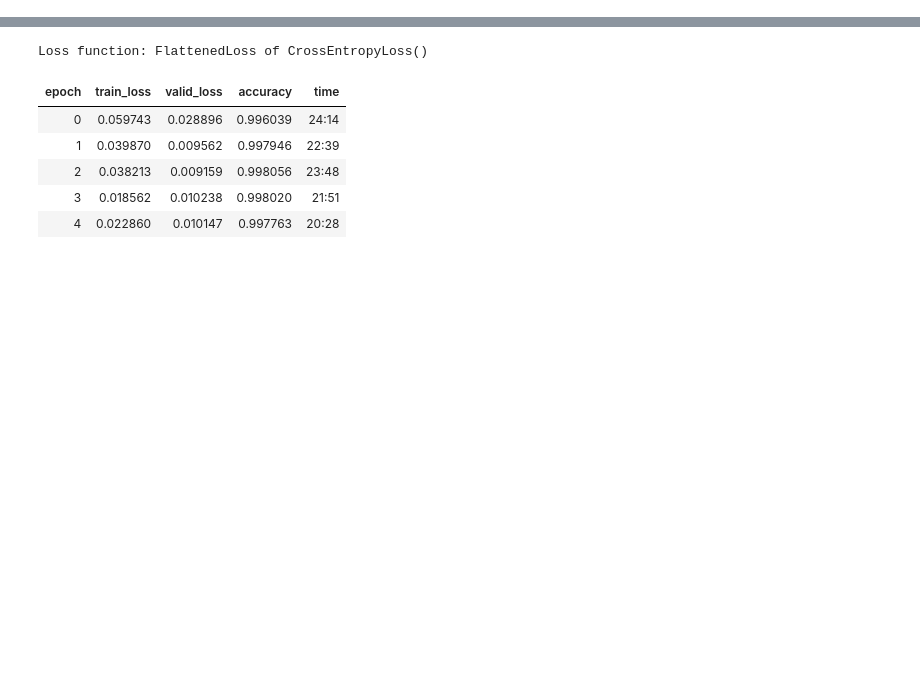
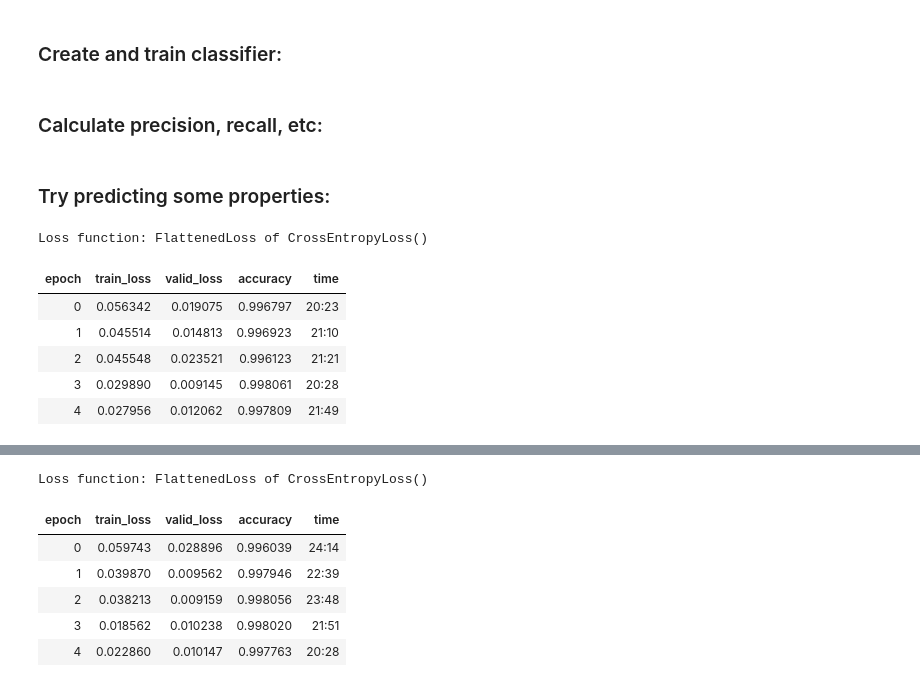
Before and after one commit to ikedim01/proteinpredictor, a Jupyter notebook: nb/ulmpclas.ipynb, the cells around one changed output, grey strips where cells are left out. Cells and saved outputs as stored; diff of their text form; code cells hidden in the pictures; blank space fills up the shorter version.

```diff
--- a/nb/ulmpclas.ipynb
+++ b/nb/ulmpclas.ipynb
@@ -20,27 +40,36 @@ bs = 64
+# %%
+pref = 'awd_lstm'
+clasPars = dict(awd_lstm_clas_config,
+    emb_sz = 400,
+    n_hid = 1152,
+    n_layers = 3,
+    qrnn = False,
+)
+archPars = dict(
+    drop_mult=0.2,
+)
+# %% [markdown]
+### Create and train classifier:
 # %%
-def makeClasDatabunch(fName,trSetName) :
-    l = TextList.from_csv(seqDirPath,fName+trSetName+'Train.csv', cols='sequence',
-                          processor=ulmputils.processor)
-    lspl = l.split_from_df('is_valid')
-    llab = lspl.label_from_df('label')
-    res = llab.databunch(bs=bs)
-    return res
-
-def tryTraining(trSetName, encoderFName, nEpochs, lr, fName='swissprotPE3',
-                train_seed=31415, drop_mult=0.2, metrics=[], moms=(0.8,0.7),
-                **kwargs) :
-    data = makeClasDatabunch(fName,trSetName)
-    if train_seed is not None :
-        ulmputils.randomSeedForTraining(train_seed)
-    learn = text_classifier_learner(data, AWD_LSTM, pretrained=False,
-                                    drop_mult=drop_mult, metrics=metrics,
-                                    **kwargs)
+def tryClasTraining(lmFName, dsName, nEpochs, lr,
+                    moms=(0.8,0.7), metrics=accuracy, seed=31415) :
+    global data, learn, modelFName
+    data = makeClasDatabunch(lmFName,dsName)
+    if seed is not None :
+        ulmputils.randomSeedForTraining(seed)
+    learn = text_classifier_learner(data, AWD_LSTM, config=clasPars,
+                                    pretrained=False, metrics=metrics,
+                                    **archPars)
     print('Loss function:',learn.loss_func)
-    learn.load_encoder(encoderFName)
+    encoderFName = ulmputils.getModelFNameFromHyperPars(pref+'_'+lmFName,
+                                              (clasPars,awd_lstm_clas_config),archPars)
+    learn.load_encoder(encoderFName+'_enc')
+    modelFName = encoderFName + '_' + dsName
     #learn.lr_find()
     #learn.recorder.plot()
     learn.fit_one_cycle(nEpochs, lr, moms=moms)
-    return data,learn
+# %% [markdown]
+### Calculate precision, recall, etc:
 # %%
 def filterP1AndTarg(thresh,p1AndTarg,fn,reverse=True,returnPred=False) :
     fList = [(i,pred) for i,(targ,pred) in enumerate(p1AndTarg) if fn(targ,pred,thresh)]
@@ -95,3 +124,15 @@ def printLearnInfo(learn) :
         print(pred,validIds[i],validNames[i],
                       #readseq.findLongestRepeat(validSeqs[i],trainPosSeqs)
              )
+# %% [markdown]
+### Try predicting some properties:
+# %%
+tryClasTraining('swissprotPE3AA20NoTM', 'gtpBind', 5, 1e-2)
+# %% [output]
+Loss function: FlattenedLoss of CrossEntropyLoss()
+| epoch | train_loss | valid_loss | accuracy | time |
+| 0 | 0.056342 | 0.019075 | 0.996797 | 20:23 |
+| 1 | 0.045514 | 0.014813 | 0.996923 | 21:10 |
+| 2 | 0.045548 | 0.023521 | 0.996123 | 21:21 |
+| 3 | 0.029890 | 0.009145 | 0.998061 | 20:28 |
+| 4 | 0.027956 | 0.012062 | 0.997809 | 21:49 |
```
Also changed, not shown: parts of 16 cells of this notebook, 6 other files.
